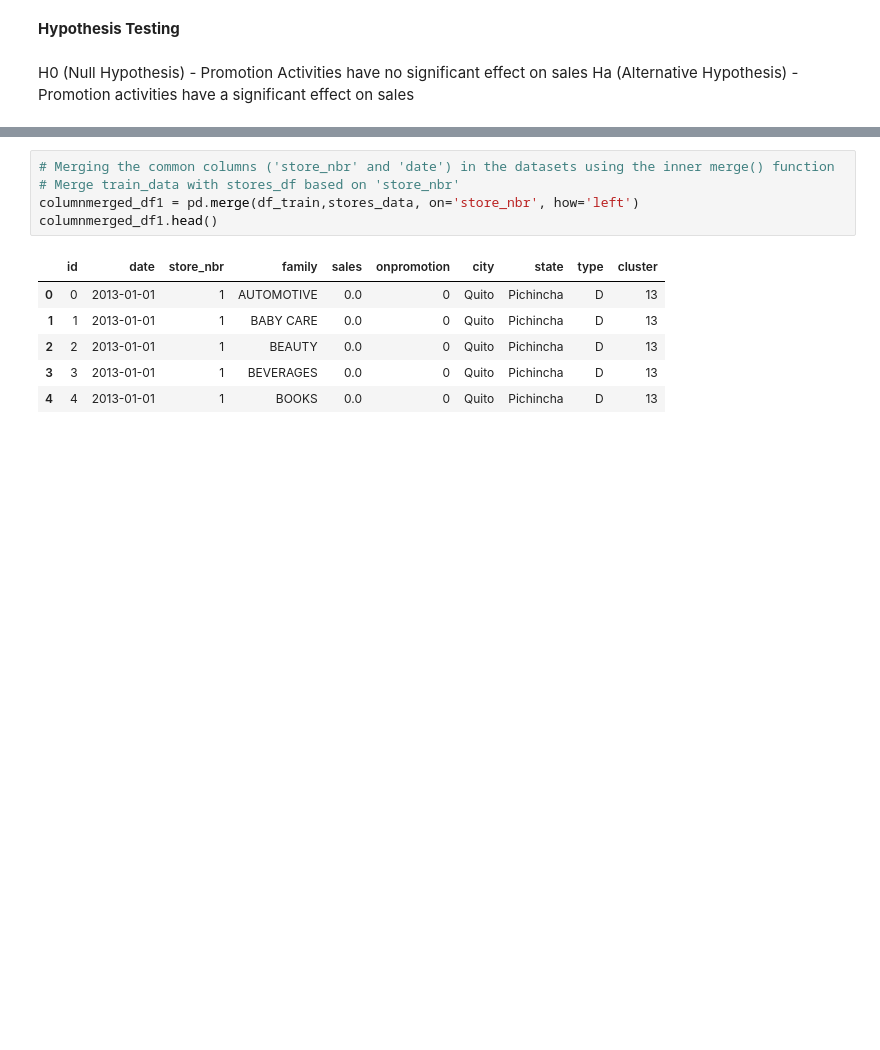
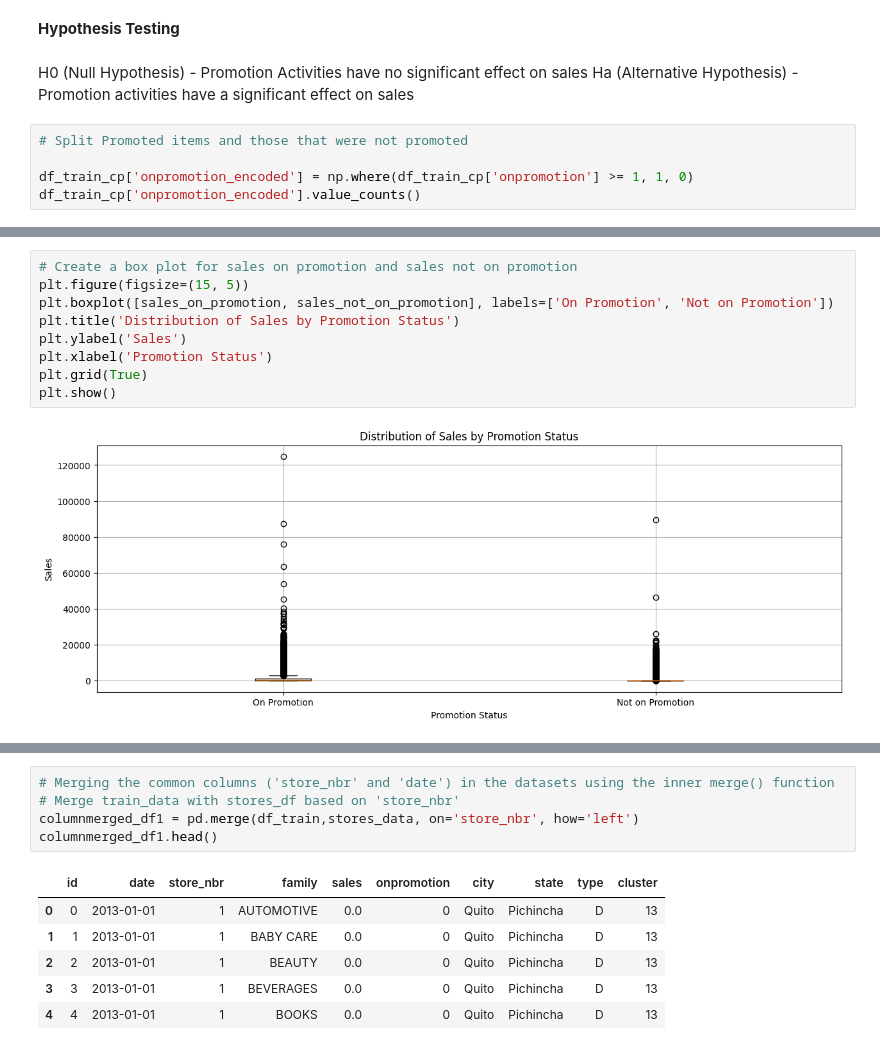
Before and after one commit to Njuraita/Time-Series-Regression-Analysis-Corporation-Favorita-, a Jupyter notebook: Notebooks/main.ipynb, the cells around one changed output, grey strips where cells are left out. Cells and saved outputs as stored; diff of their text form; blank space fills up the shorter version.

```diff
--- a/Notebooks/main.ipynb
+++ b/Notebooks/main.ipynb
@@ -721,3 +721,8 @@ Series is not stationary according to KPSS test
 # %% [markdown]
 H0 (Null Hypothesis) - Promotion Activities have no significant effect on sales
 Ha (Alternative Hypothesis) - Promotion activities have a significant effect on sales
+# %%
+# Split Promoted items and those that were not promoted
+
+df_train_cp['onpromotion_encoded'] = np.where(df_train_cp['onpromotion'] >= 1, 1, 0)
+df_train_cp['onpromotion_encoded'].value_counts()
@@ -723,0 +786,11 @@ Ha (Alternative Hypothesis) - Promotion activities have a significant effect on
+# %%
+# Create a box plot for sales on promotion and sales not on promotion
+plt.figure(figsize=(15, 5))
+plt.boxplot([sales_on_promotion, sales_not_on_promotion], labels=['On Promotion', 'Not on Promotion'])
+plt.title('Distribution of Sales by Promotion Status')
+plt.ylabel('Sales')
+plt.xlabel('Promotion Status')
+plt.grid(True)
+plt.show()
+# %% [output]
+[figure, added]
```
Also changed, not shown: parts of 56 cells of this notebook.
